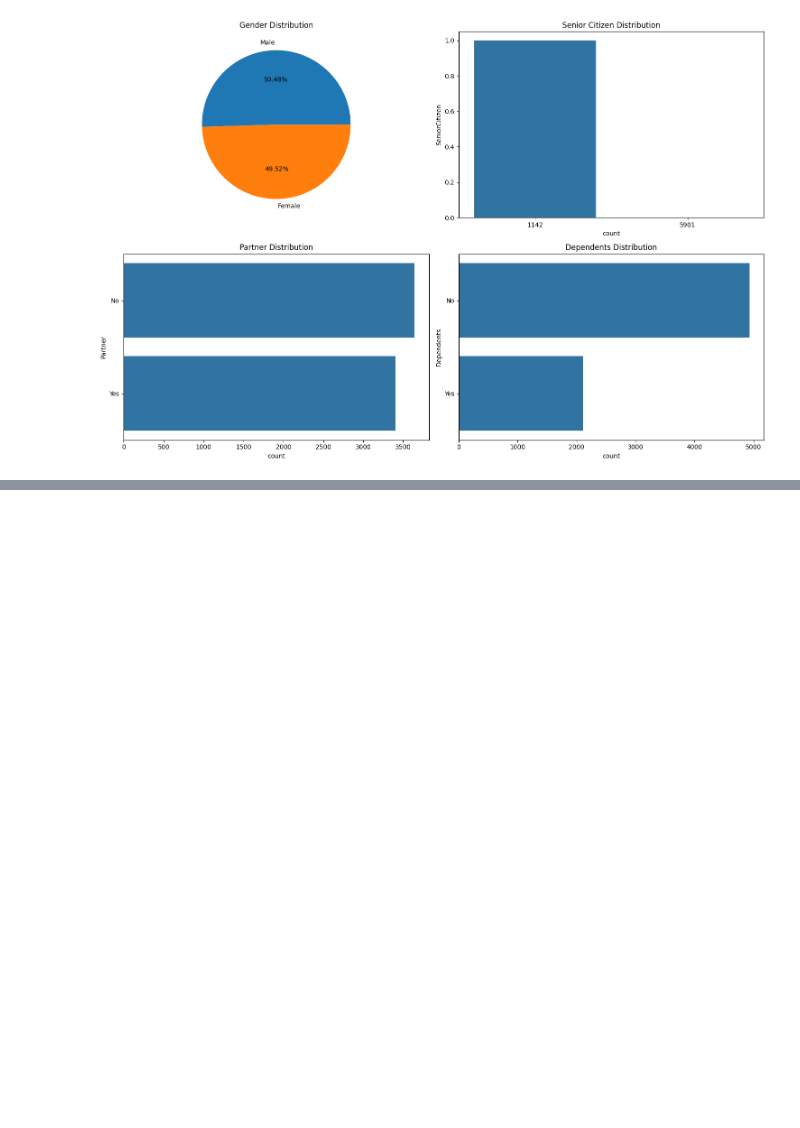
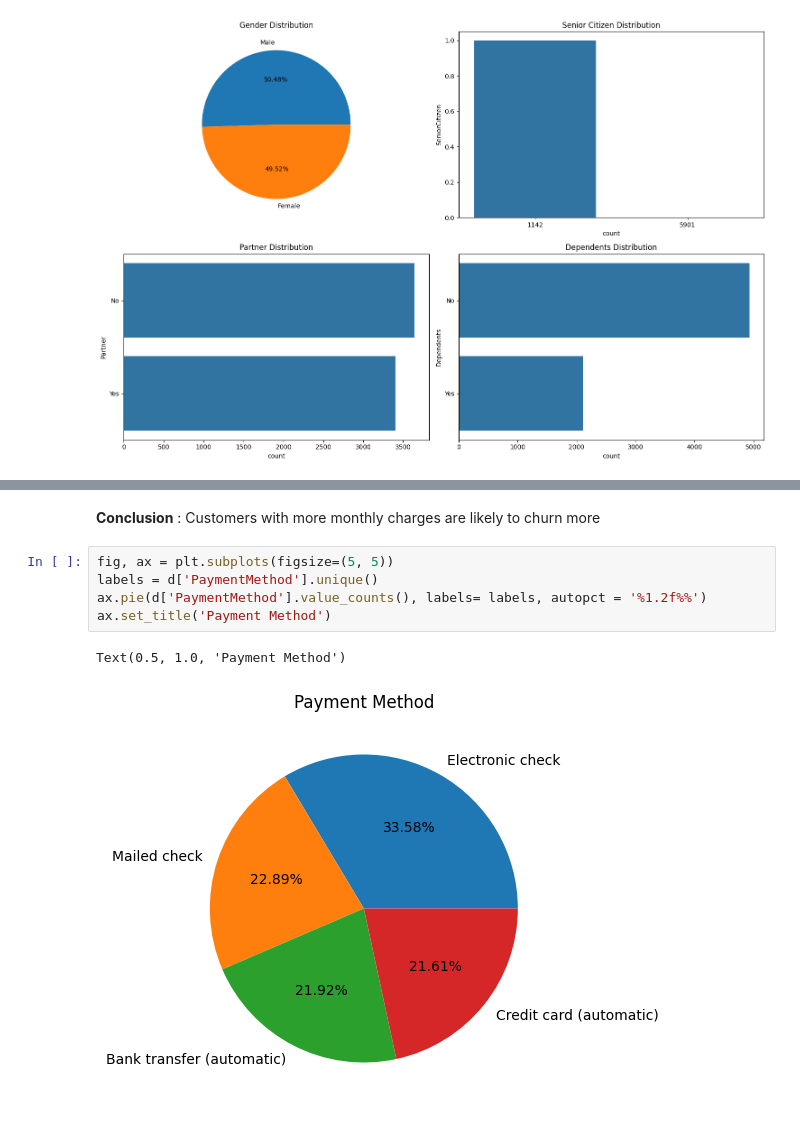
Before and after one commit to shriya7ise/ChurnPrediction, a Jupyter notebook: notebooks/data_processing.ipynb, the cells around one changed output, grey strips where cells are left out. Drawn from its saved outputs; the diff is of its cells as text; blank space fills up the shorter version.

```diff
--- a/notebooks/data_processing.ipynb
+++ b/notebooks/data_processing.ipynb
@@ -123,0 +154,10 @@ sns.barplot(y=d['Contract'])
+# %% [markdown]
+**Conclusion** : Customers with more monthly charges are likely to churn more
+# %%
+fig, ax = plt.subplots(figsize=(5, 5))
+labels = d['PaymentMethod'].unique()
+ax.pie(d['PaymentMethod'].value_counts(), labels= labels, autopct = '%1.2f%%')
+ax.set_title('Payment Method')
+# %% [output]
+Text(0.5, 1.0, 'Payment Method')
+[figure, added]
```
Also changed, not shown: parts of 14 cells of this notebook.
